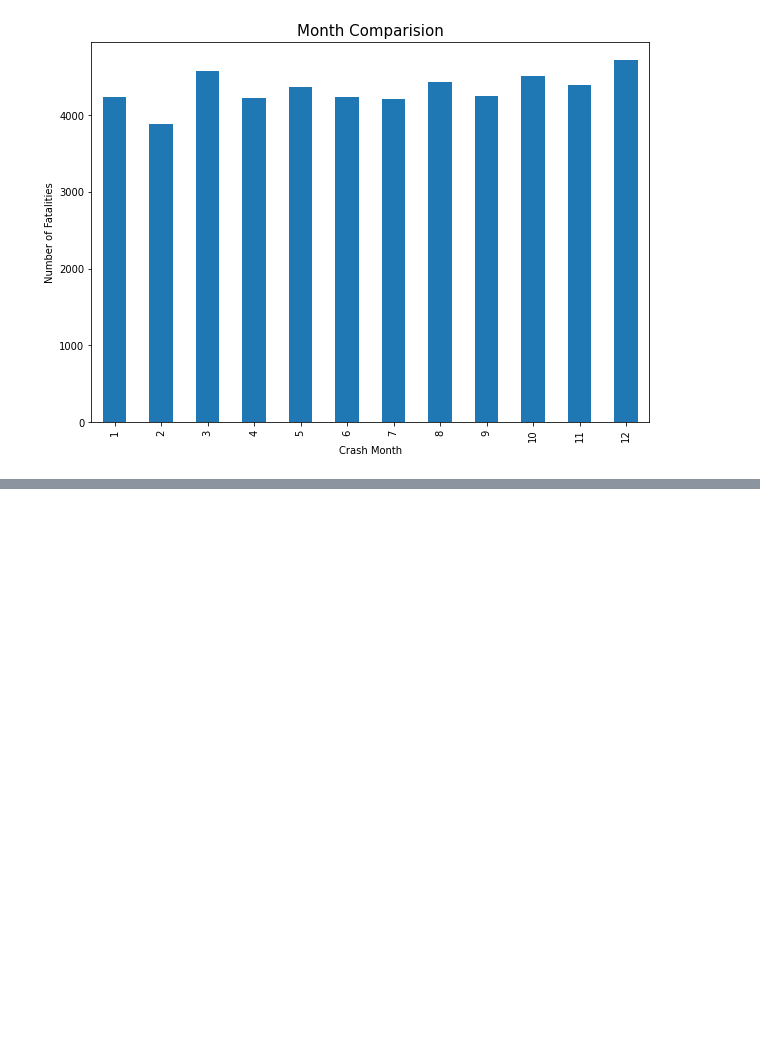
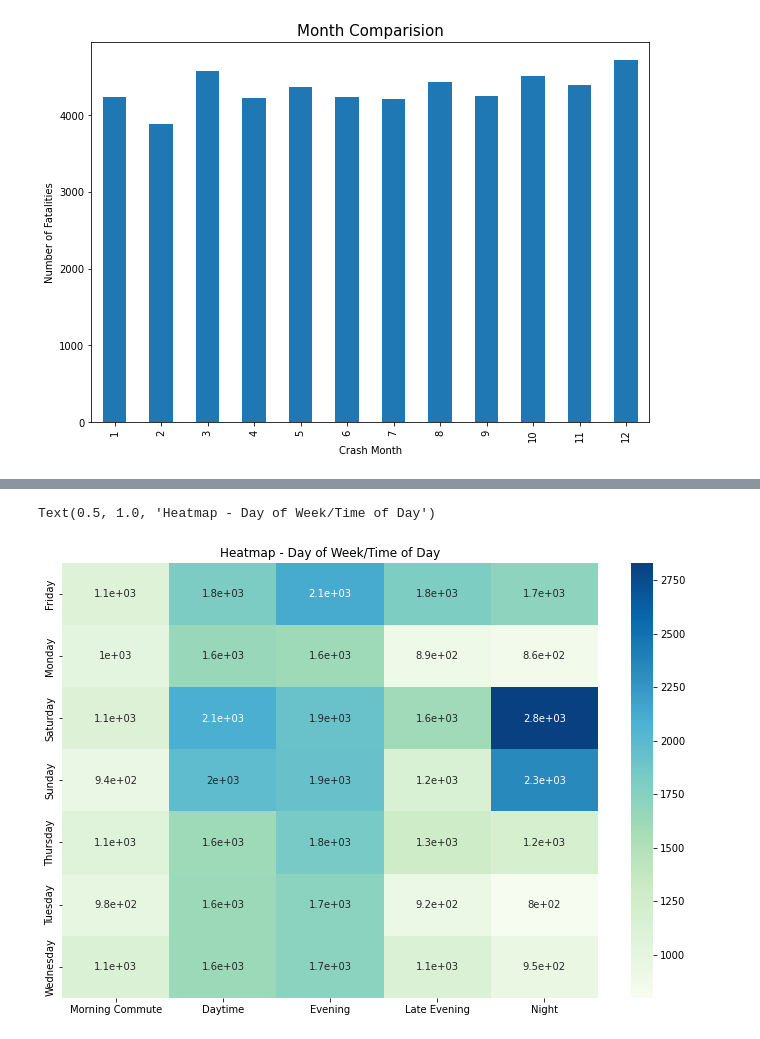
Before and after one commit to kpellas/Project_1, a Jupyter notebook: time.ipynb, the cells around one changed output, grey strips where cells are left out. Saved outputs shown, nothing was run; the diff lists cells and outputs as text; code cells hidden in the pictures; blank space fills up the shorter version.

```diff
--- a/time.ipynb
+++ b/time.ipynb
@@ -1380,0 +1482,7 @@ crash_by_state = state_group["Crash ID"].count()
+# %%
+plt.figure(figsize=(12,8))
+sns.heatmap(time_by_day_of_week, annot=True, cmap = "GnBu")
+plt.title("Heatmap - Day of Week/Time of Day")
+# %% [output]
+Text(0.5, 1.0, 'Heatmap - Day of Week/Time of Day')
+[figure, added]
```
Also changed, not shown: parts of 102 cells of this notebook, 8 other files.
